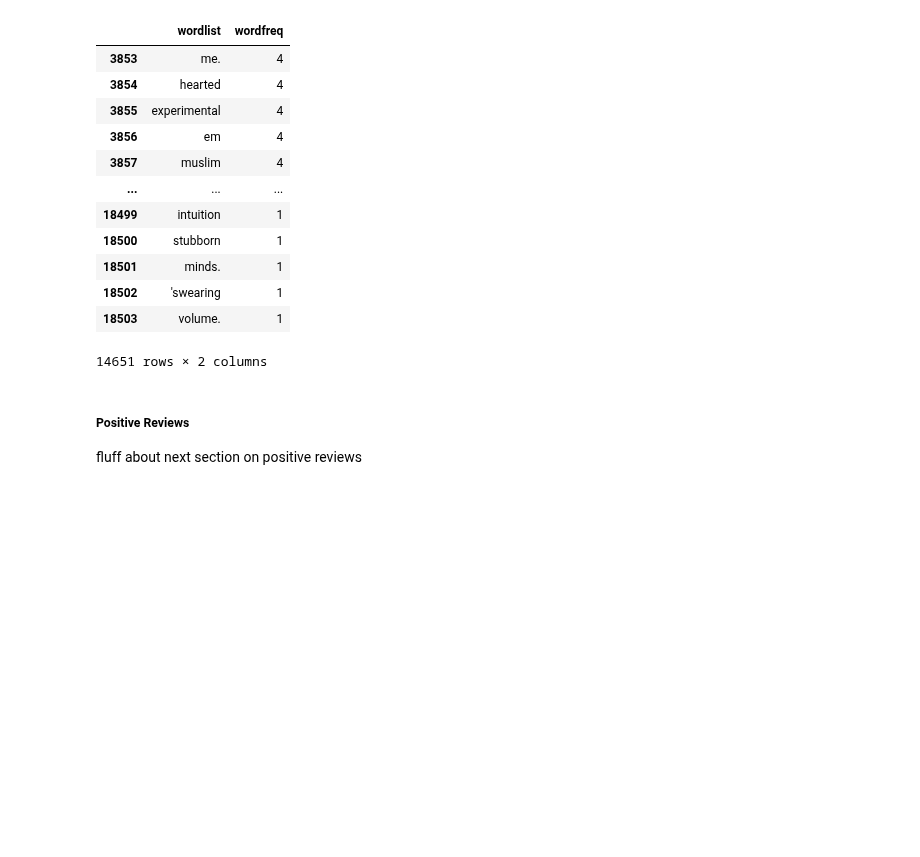
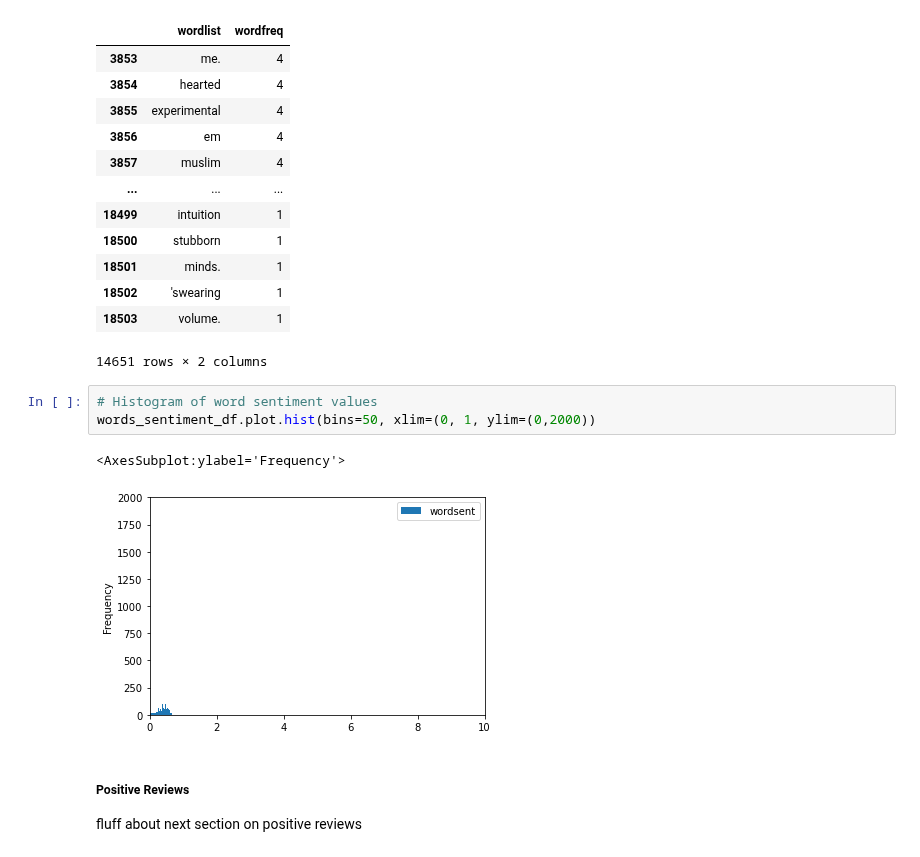
Before and after one commit to Crystalhuynh39/DH-140-Project, a Jupyter notebook: FinalProject.ipynb, the cells around one changed output. Drawn from its saved outputs; the diff is of its cells as text; blank space fills up the shorter version.

Commit message:
added word sentiment freq histogram

```diff
--- a/FinalProject.ipynb
+++ b/FinalProject.ipynb
@@ -560,6 +559,12 @@ df.loc[df['wordfreq'] < 5]
 | 18502 | 'swearing | 1 |
 | 18503 | volume. | 1 |
 14651 rows × 2 columns
+# %%
+# Histogram of word sentiment values
+words_sentiment_df.plot.hist(bins=50, xlim=(0, 1, ylim=(0,2000))
+# %% [output]
+<AxesSubplot:ylabel='Frequency'>
+[figure, added]
 # %% [markdown]
 ##### Positive Reviews
 fluff about next section on positive reviews
```
Also changed, not shown: parts of 3 cells of this notebook.
